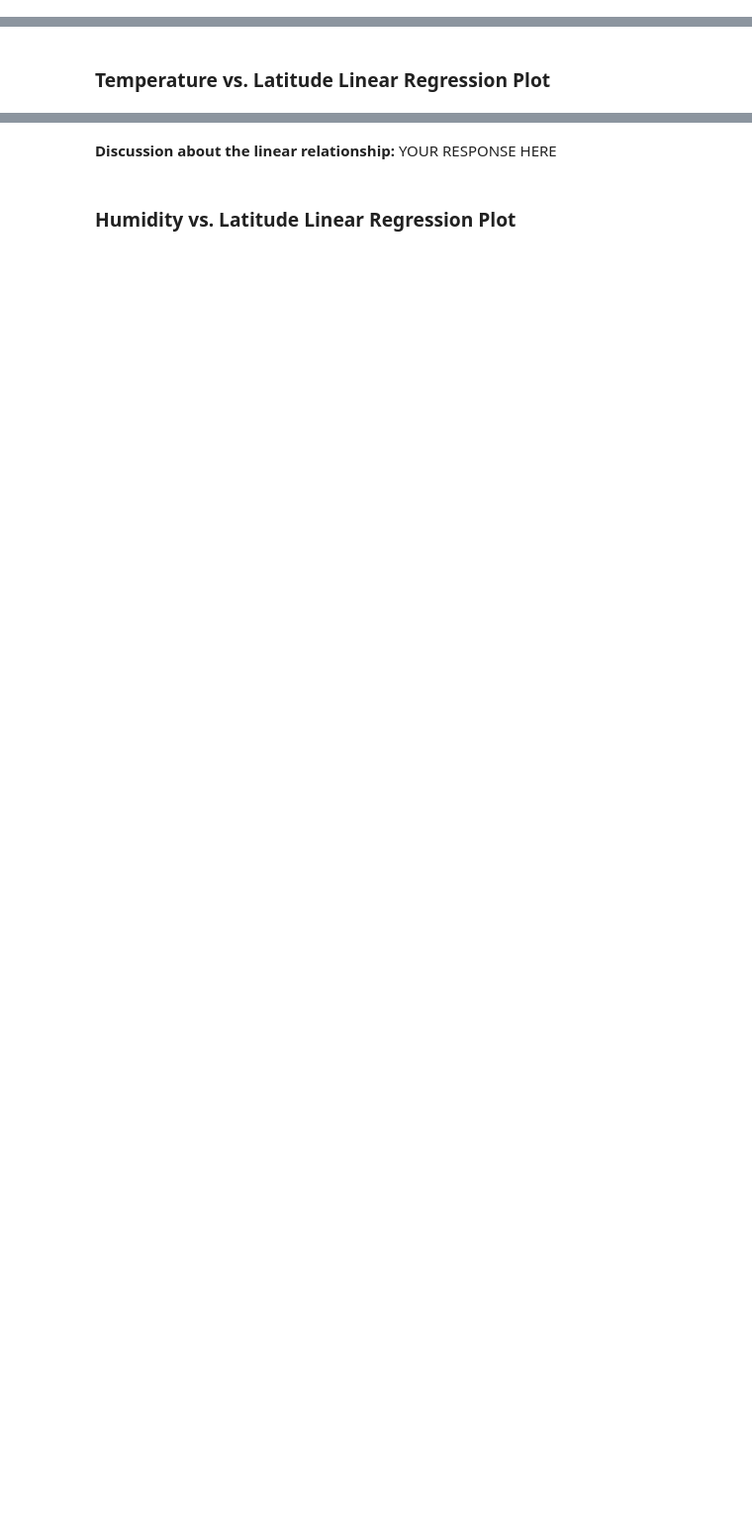
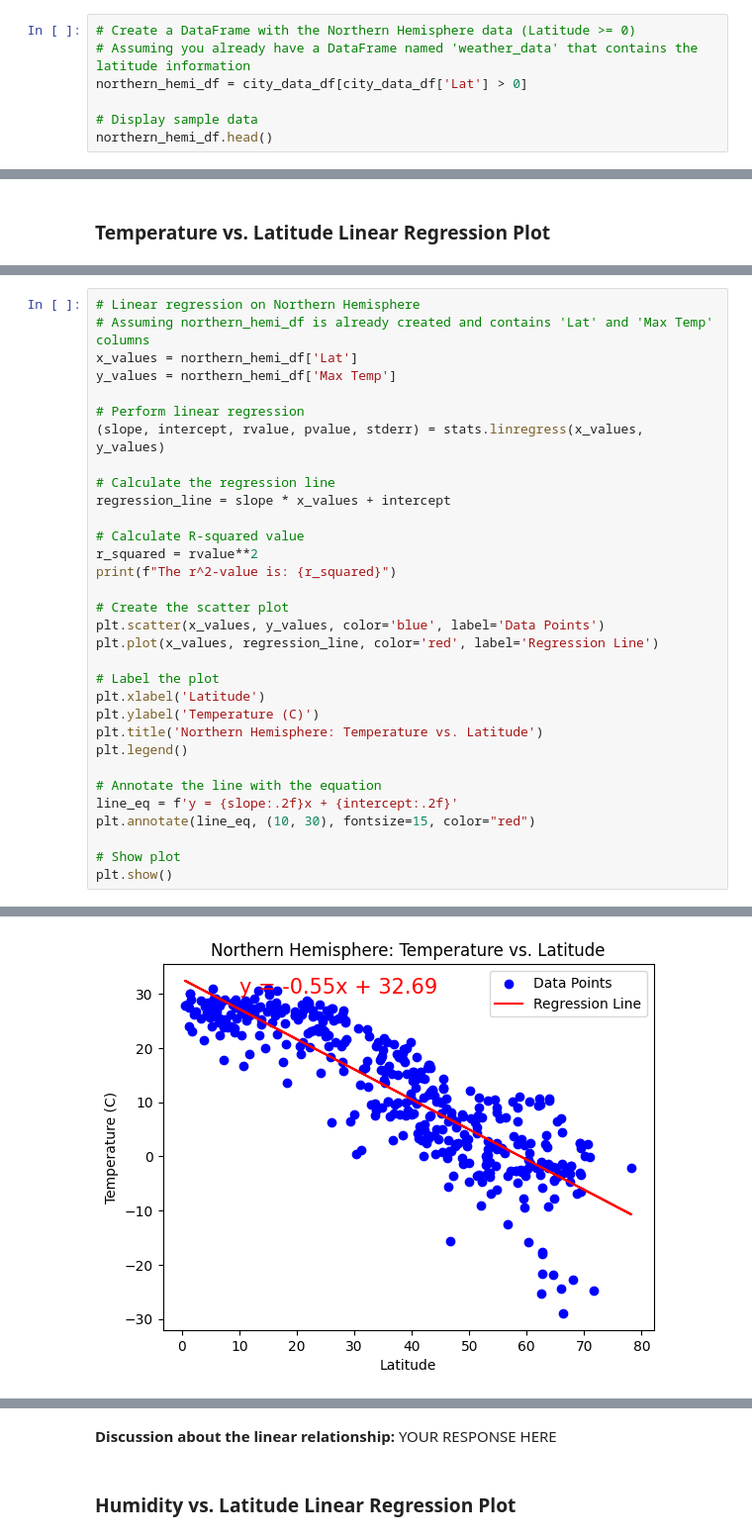
Before and after one commit to ngrief/python-api-challenge, a Jupyter notebook: WeatherPy_updated.ipynb, the cells around one changed output, grey strips where cells are left out. Shown at 99% size. Saved outputs shown, nothing was run; the diff lists cells and outputs as text; blank space fills up the shorter version.

```diff
--- a/WeatherPy_updated.ipynb
+++ b/WeatherPy_updated.ipynb
@@ -306,0 +328,7 @@ plt.show()
+# %%
+# Create a DataFrame with the Northern Hemisphere data (Latitude >= 0)
+# Assuming you already have a DataFrame named 'weather_data' that contains the latitude information
+northern_hemi_df = city_data_df[city_data_df['Lat'] > 0]
+
+# Display sample data
+northern_hemi_df.head()
@@ -348,0 +359,33 @@ The r^2-value is: 0.6720220238897325
+# %%
+# Linear regression on Northern Hemisphere
+# Assuming northern_hemi_df is already created and contains 'Lat' and 'Max Temp' columns
+x_values = northern_hemi_df['Lat']
+y_values = northern_hemi_df['Max Temp']
+
+# Perform linear regression
+(slope, intercept, rvalue, pvalue, stderr) = stats.linregress(x_values, y_values)
+
+# Calculate the regression line
+regression_line = slope * x_values + intercept
+
+# Calculate R-squared value
+r_squared = rvalue**2
+print(f"The r^2-value is: {r_squared}")
+
+# Create the scatter plot
+plt.scatter(x_values, y_values, color='blue', label='Data Points')
+plt.plot(x_values, regression_line, color='red', label='Regression Line')
+
+# Label the plot
+plt.xlabel('Latitude')
+plt.ylabel('Temperature (C)')
+plt.title('Northern Hemisphere: Temperature vs. Latitude')
+plt.legend()
+
+# Annotate the line with the equation
+line_eq = f'y = {slope:.2f}x + {intercept:.2f}'
+plt.annotate(line_eq, (10, 30), fontsize=15, color="red")
+
+# Show plot
+plt.show()
+# %% [output]
@@ -348,0 +393 @@ The r^2-value is: 0.6720220238897325
+[figure, added]
```
Also changed, not shown: parts of 18 cells of this notebook, 1 other file.
